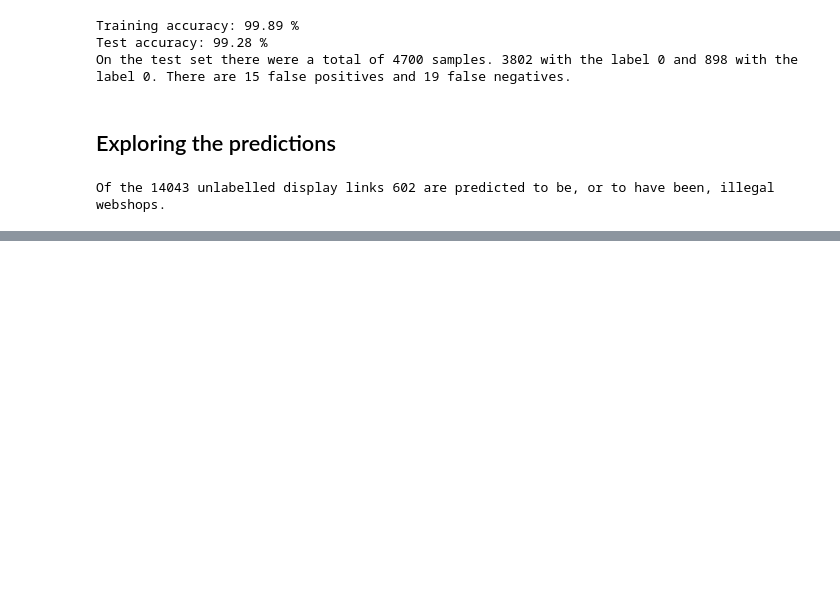
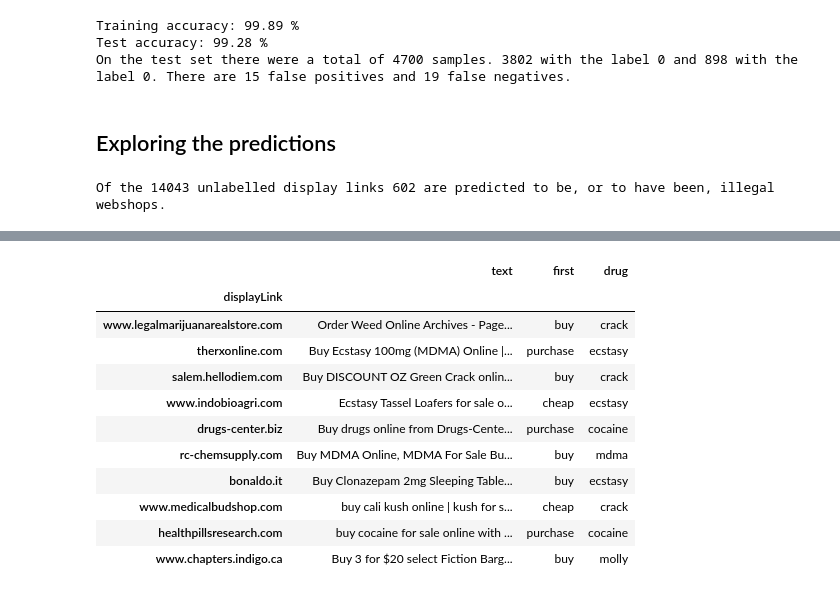
Before and after one commit to miallema/ESC, a Jupyter notebook: src/webshop_classification.ipynb, the cells around one changed output, grey strips where cells are left out. Cells and saved outputs as stored; diff of their text form; code cells hidden in the pictures; blank space fills up the shorter version.

```diff
--- a/src/webshop_classification.ipynb
+++ b/src/webshop_classification.ipynb
@@ -158,0 +149,7 @@ df[df['label']==0].tail(20)
+# %%
+labelled = pd.read_csv('../data/labelled_unique.csv', index_col='displayLink')
+labelled = labelled[labelled['label']==1].drop(['label', 'count'],axis=1)
+# %%
+predicted = df[df['label']==1].drop(['ratio','label_count', 'label', 'count'], axis=1)
+# %%
+suspected = predicted.append(labelled).sample(frac=1)
@@ -158,0 +160,15 @@ df[df['label']==0].tail(20)
+# %%
+suspected.head(10)
+# %% [output]
+|  | text | first | drug |
+| displayLink |  |  |  |
+| www.legalmarijuanarealstore.com | Order Weed Online Archives - Page... | buy | crack |
+| therxonline.com | Buy Ecstasy 100mg (MDMA) Online |... | purchase | ecstasy |
+| salem.hellodiem.com | Buy DISCOUNT OZ Green Crack onlin... | buy | crack |
+| www.indobioagri.com | Ecstasy Tassel Loafers for sale o... | cheap | ecstasy |
+| drugs-center.biz | Buy drugs online from Drugs-Cente... | purchase | cocaine |
+| rc-chemsupply.com | Buy MDMA Online, MDMA For Sale Bu... | buy | mdma |
+| bonaldo.it | Buy Clonazepam 2mg Sleeping Table... | buy | ecstasy |
+| www.medicalbudshop.com | buy cali kush online | kush for s... | cheap | crack |
+| healthpillsresearch.com | buy cocaine for sale online with ... | purchase | cocaine |
+| www.chapters.indigo.ca | Buy 3 for $20 select Fiction Barg... | buy | molly |
```
Also changed, not shown: parts of 5 cells of this notebook, 1 other file.
